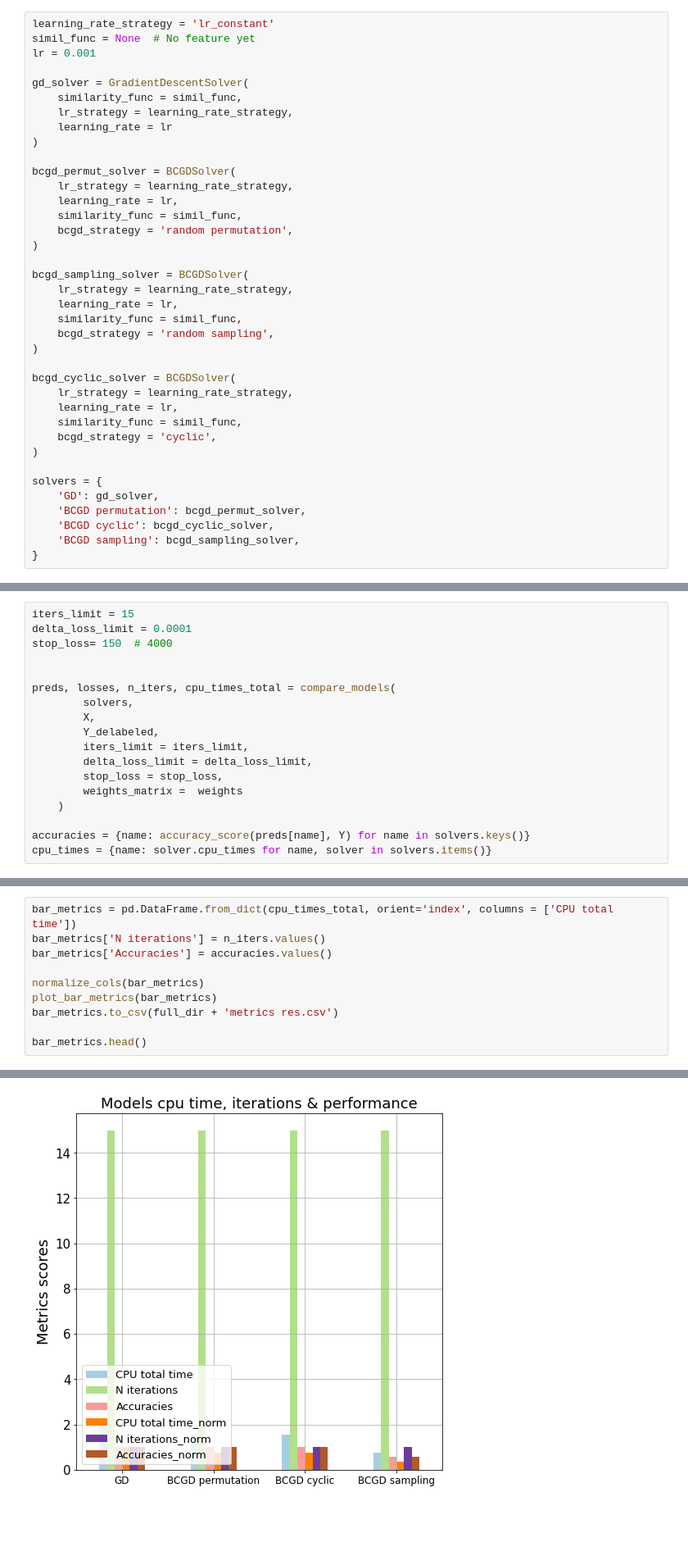
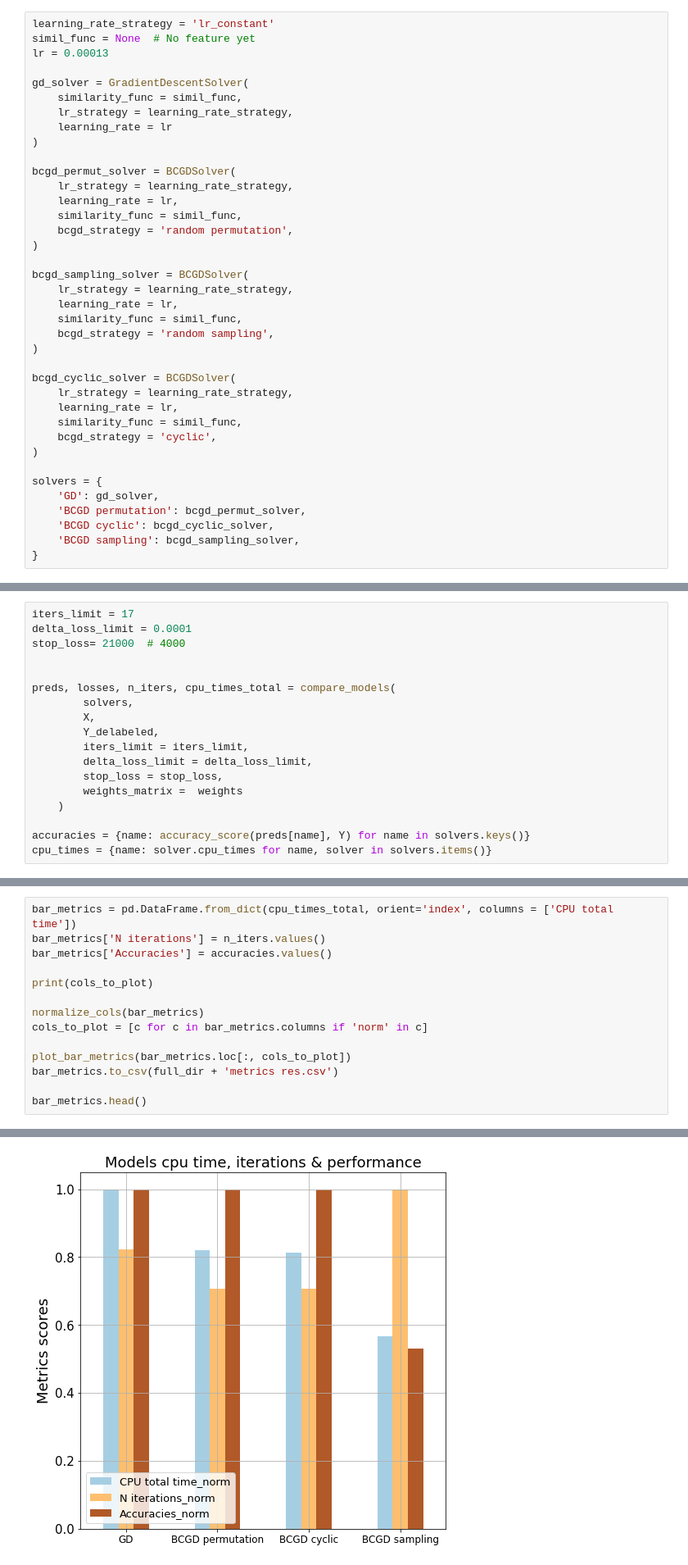
Before and after one commit to PashaIanko/Semi-Supervised-Labelling, a Jupyter notebook: main_notebook.ipynb, the cells around one changed output, grey strips where cells are left out. Shown at 82% size. Saved outputs shown, nothing was run; the diff lists cells and outputs as text; blank space fills up the shorter version.

```diff
--- a/main_notebook.ipynb
+++ b/main_notebook.ipynb
@@ -285,7 +342,7 @@ We will compare models based on:
 # %%
 learning_rate_strategy = 'lr_constant'
 simil_func = None  # No feature yet
-lr = 0.001
+lr = 0.00013
 
 gd_solver = GradientDescentSolver(
     similarity_func = simil_func,
@@ -346,9 +404,9 @@ def compare_models(solvers_dict, X, Y_delabeled, iters_limit, delta_loss_limit,
 
     return predictions, losses, n_iterations, cpu_times_total
 # %%
-iters_limit = 15
+iters_limit = 17
 delta_loss_limit = 0.0001
-stop_loss= 150  # 4000
+stop_loss= 21000  # 4000
 
 
 preds, losses, n_iters, cpu_times_total = compare_models(
@@ -408,8 +488,12 @@ bar_metrics = pd.DataFrame.from_dict(cpu_times_total, orient='index', columns =
 bar_metrics['N iterations'] = n_iters.values()
 bar_metrics['Accuracies'] = accuracies.values()
 
+print(cols_to_plot)
+
 normalize_cols(bar_metrics)
-plot_bar_metrics(bar_metrics)
+cols_to_plot = [c for c in bar_metrics.columns if 'norm' in c]
+
+plot_bar_metrics(bar_metrics.loc[:, cols_to_plot])
 bar_metrics.to_csv(full_dir + 'metrics res.csv')
 
 bar_metrics.head()
@@ -422,4 +507,4 @@ bar_metrics.head()
-[figure, old version]
+[figure, new version]
 # %% [markdown]
 ## Graphics
 # %%
```
Also changed, not shown: parts of 28 cells of this notebook.
